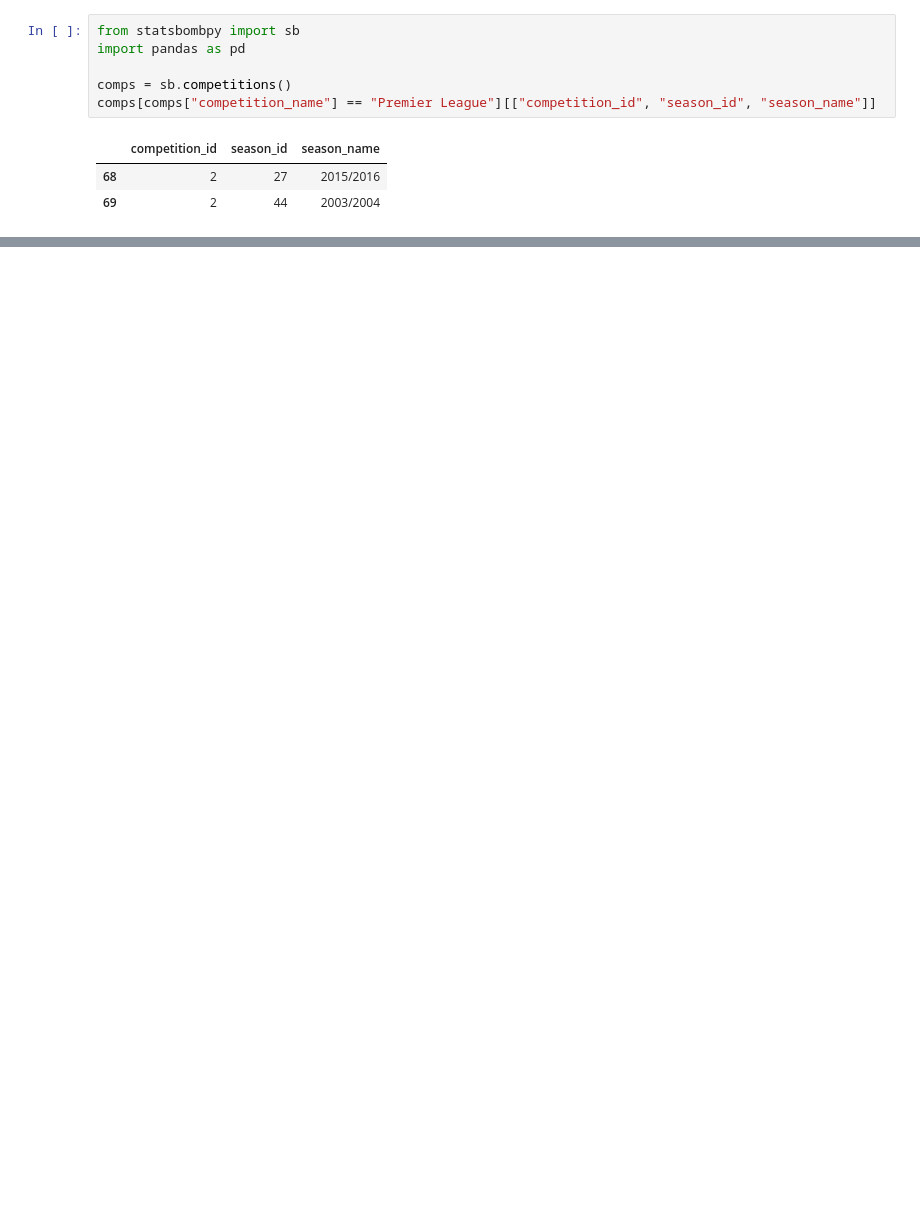
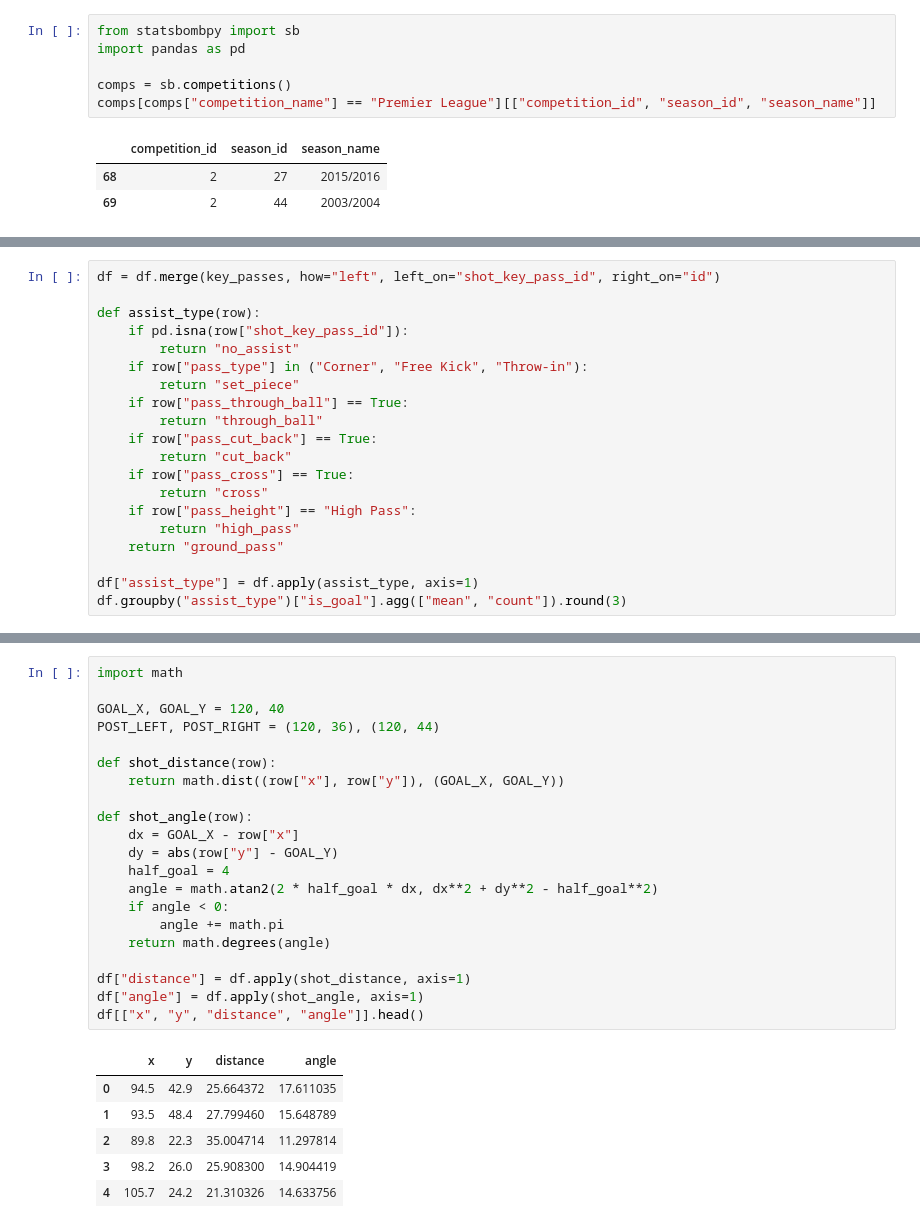
Before and after one commit to GeoJun77/inside-the-game, a Jupyter notebook: notebooks/explore_shots.ipynb, the cells around one changed output, grey strips where cells are left out. Saved outputs shown, nothing was run; the diff lists cells and outputs as text; blank space fills up the shorter version.

```diff
--- a/notebooks/explore_shots.ipynb
+++ b/notebooks/explore_shots.ipynb
@@ -14,0 +253,20 @@ comps[comps["competition_name"] == "Premier League"][["competition_id", "season_
+# %%
+df = df.merge(key_passes, how="left", left_on="shot_key_pass_id", right_on="id")
+
+def assist_type(row):
+    if pd.isna(row["shot_key_pass_id"]):
+        return "no_assist"
+    if row["pass_type"] in ("Corner", "Free Kick", "Throw-in"):
+        return "set_piece"
+    if row["pass_through_ball"] == True:
+        return "through_ball"
+    if row["pass_cut_back"] == True:
+        return "cut_back"
+    if row["pass_cross"] == True:
+        return "cross"
+    if row["pass_height"] == "High Pass":
+        return "high_pass"
+    return "ground_pass"
+
+df["assist_type"] = df.apply(assist_type, axis=1)
+df.groupby("assist_type")["is_goal"].agg(["mean", "count"]).round(3)
@@ -14,0 +288,28 @@ comps[comps["competition_name"] == "Premier League"][["competition_id", "season_
+# %%
+import math
+
+GOAL_X, GOAL_Y = 120, 40
+POST_LEFT, POST_RIGHT = (120, 36), (120, 44)
+
+def shot_distance(row):
+    return math.dist((row["x"], row["y"]), (GOAL_X, GOAL_Y))
+
+def shot_angle(row):
+    dx = GOAL_X - row["x"]
+    dy = abs(row["y"] - GOAL_Y)
+    half_goal = 4
+    angle = math.atan2(2 * half_goal * dx, dx**2 + dy**2 - half_goal**2)
+    if angle < 0:
+        angle += math.pi
+    return math.degrees(angle)
+
+df["distance"] = df.apply(shot_distance, axis=1)
+df["angle"] = df.apply(shot_angle, axis=1)
+df[["x", "y", "distance", "angle"]].head()
+# %% [output]
+|  | x | y | distance | angle |
+| 0 | 94.5 | 42.9 | 25.664372 | 17.611035 |
+| 1 | 93.5 | 48.4 | 27.799460 | 15.648789 |
+| 2 | 89.8 | 22.3 | 35.004714 | 11.297814 |
+| 3 | 98.2 | 26.0 | 25.908300 | 14.904419 |
+| 4 | 105.7 | 24.2 | 21.310326 | 14.633756 |
```
Also changed, not shown: parts of 40 cells of this notebook.
